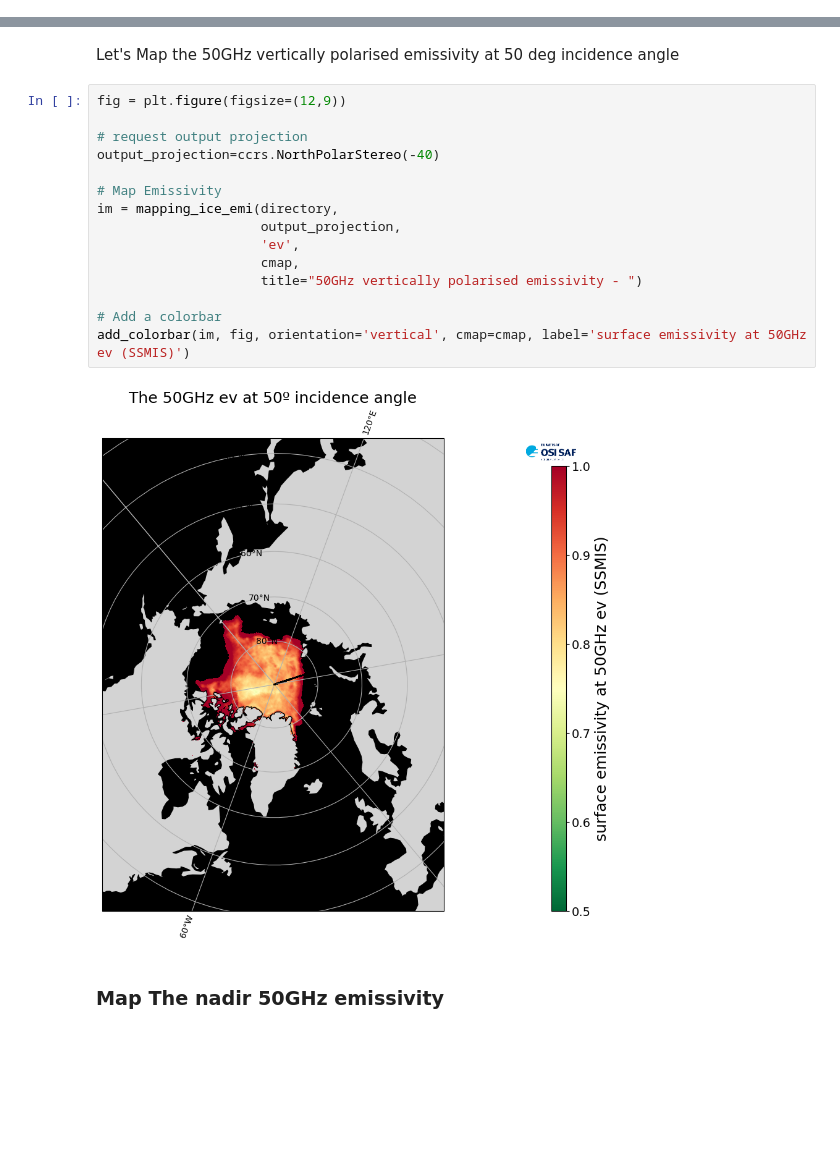
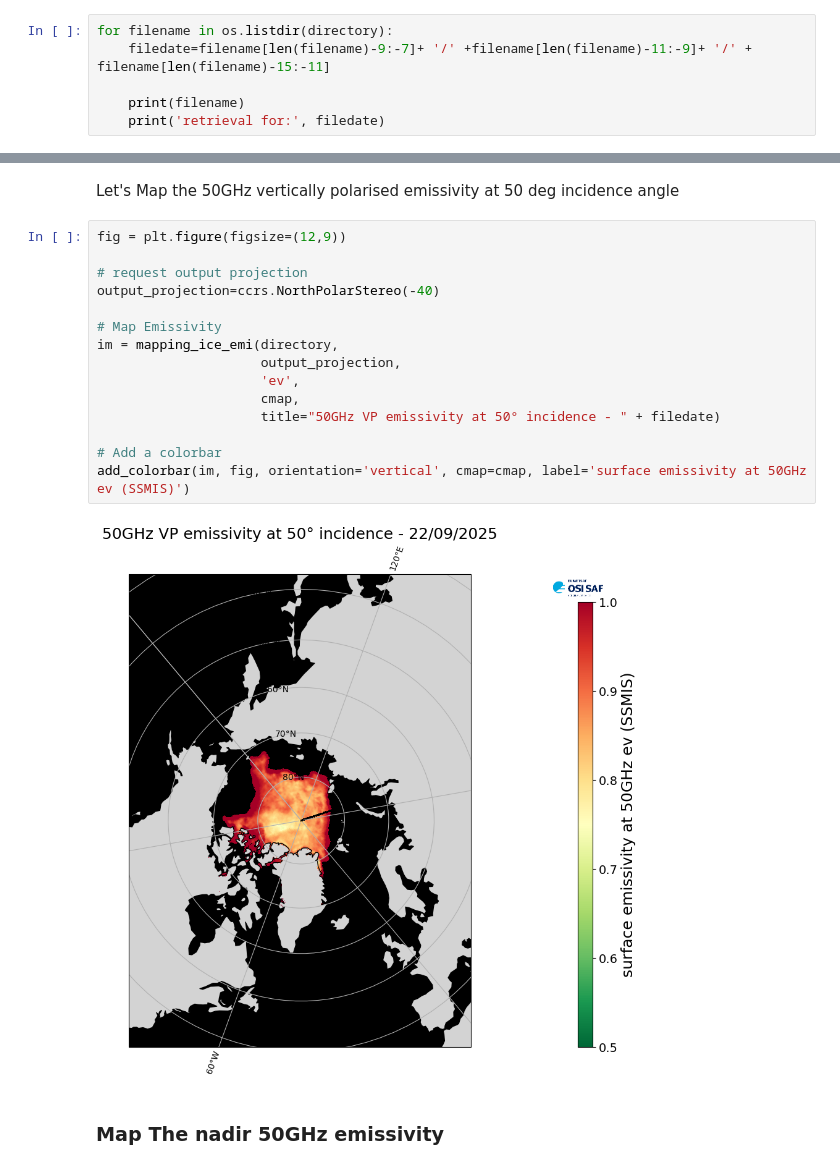
Before and after one commit to eumetsat/learn-osi-saf-sea-ice, a Jupyter notebook: 1_OSI_SAF_sea_ice_introductory/1_3e_OSI_SAF_sea_ice_mapping_Ice_Emissivity.ipynb, the cells around one changed output, grey strips where cells are left out. Saved outputs shown, nothing was run; the diff lists cells and outputs as text; blank space fills up the shorter version.

Commit message:
plot titles

```diff
--- a/1_OSI_SAF_sea_ice_introductory/1_3e_OSI_SAF_sea_ice_mapping_Ice_Emissivity.ipynb
+++ b/1_OSI_SAF_sea_ice_introductory/1_3e_OSI_SAF_sea_ice_mapping_Ice_Emissivity.ipynb
@@ -184,3 +184,9 @@ def add_colorbar(im, fig, orientation, cmap, label='', discrete=False, extend='n
 Setting directory where to read data files
 # %%
 directory = os.path.join(os.getcwd(), 'products', 'SI_emissivity', 'nh')
+# %%
+for filename in os.listdir(directory):
+    filedate=filename[len(filename)-9:-7]+ '/' +filename[len(filename)-11:-9]+ '/' + filename[len(filename)-15:-11]
+
+    print(filename)
+    print('retrieval for:', filedate)
@@ -234,20 +243,20 @@ Let's Map the 50GHz vertically polarised emissivity at 50 deg incidence angle
 # %%
 fig = plt.figure(figsize=(12,9))
 
 # request output projection
 output_projection=ccrs.NorthPolarStereo(-40)
 
 # Map Emissivity
 im = mapping_ice_emi(directory,
                      output_projection,
                      'ev',
                      cmap,
-                     title="50GHz vertically polarised emissivity - ")
+                     title="50GHz VP emissivity at 50° incidence - " + filedate)
 
 # Add a colorbar
 add_colorbar(im, fig, orientation='vertical', cmap=cmap, label='surface emissivity at 50GHz ev (SSMIS)')
 # %% [output]
-[figure, old version]
+[figure, new version]
 # %% [markdown]
 ### Map The nadir 50GHz emissivity
 # %% [markdown]
```
Also changed, not shown: parts of 14 cells of this notebook.
